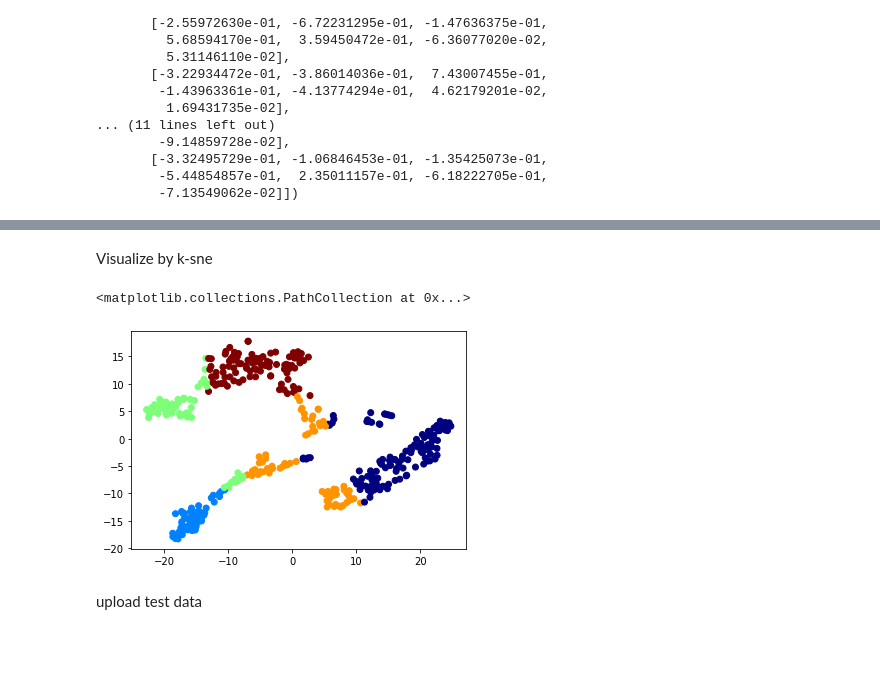
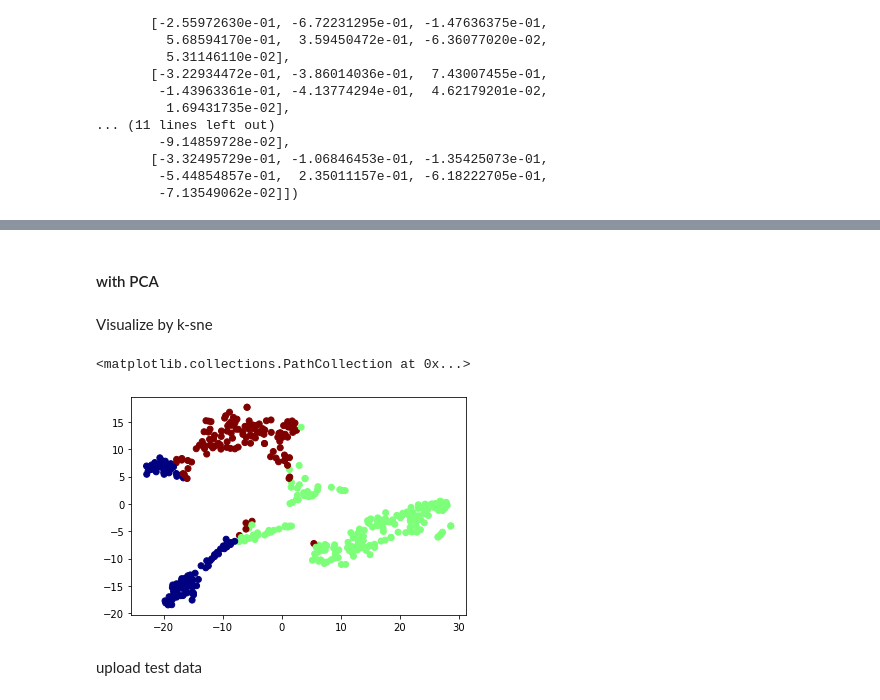
Before and after one commit to P-uyoung/X-Corps_Soil-detection, a Jupyter notebook: kmeans.ipynb, the cells around one changed output, grey strips where cells are left out. Cells and saved outputs as stored; diff of their text form; code cells hidden in the pictures; blank space fills up the shorter version.

```diff
--- a/kmeans.ipynb
+++ b/kmeans.ipynb
@@ -284,13 +343,15 @@ y_pred_7d = kmeans_7d.fit_predict(X_pca_7d)
+# %% [markdown]
+#### with PCA
 # %% [markdown]
 Visualize by k-sne
 # %%
 tsne = TSNE(n_components=2, random_state=42)
-X_tsne = tsne.fit_transform(X_pca_7d)
+X_tsne = tsne.fit_transform(X)
 
 plt.scatter(X_tsne[:,0], X_tsne[:,1], c=y_pred_7d, cmap="jet")
 # %% [output]
 <matplotlib.collections.PathCollection at 0x...>
-[figure, old version]
+[figure, new version]
 # %% [markdown]
 upload test data
 # %%
```
Also changed, not shown: parts of 8 cells of this notebook, 2 other files.
